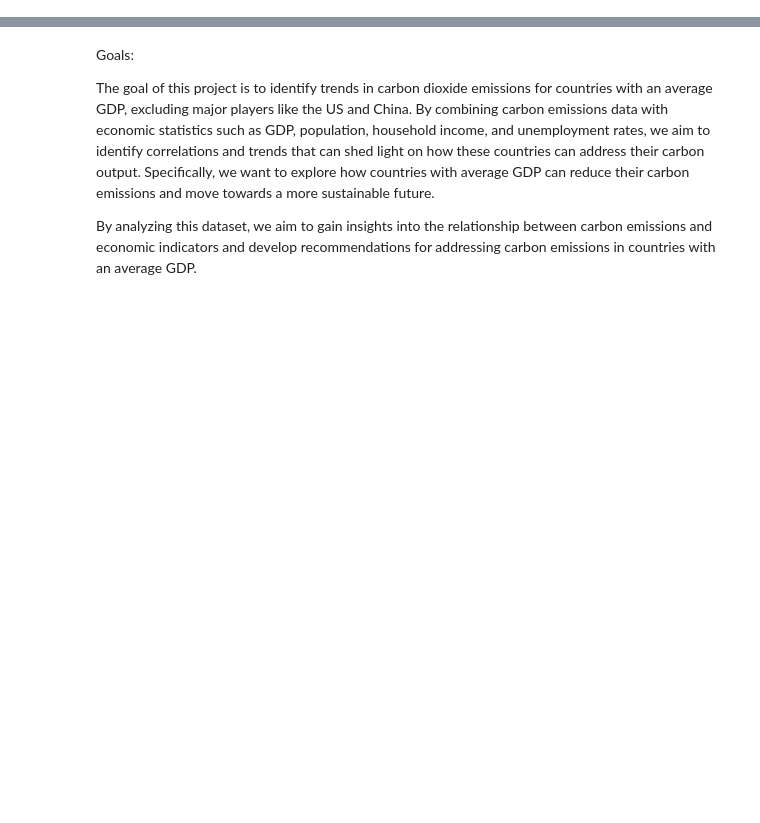
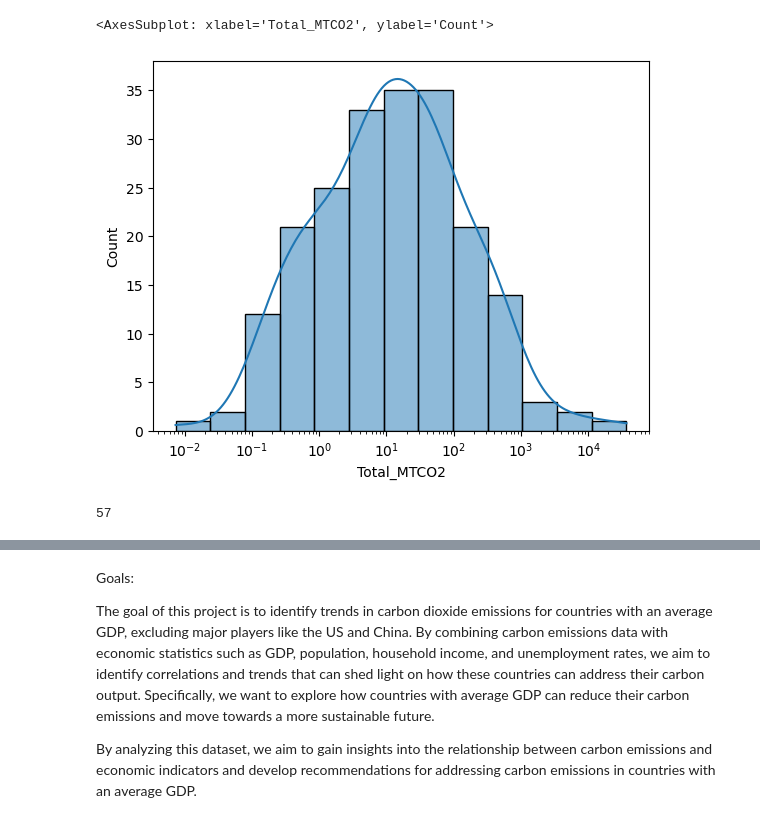
Before and after one commit to AtWillB/INST447-Final, a Jupyter notebook: analysis.ipynb, the cells around one changed output, grey strips where cells are left out. Saved outputs shown, nothing was run; the diff lists cells and outputs as text; code cells hidden in the pictures; blank space fills up the shorter version.

Commit message:
cut down to 57 countries

```diff
--- a/analysis.ipynb
+++ b/analysis.ipynb
@@ -6,3 +6,7 @@ import seaborn as sns
 # %%
 #Importing dataframe
 processed_df = pd.read_csv('data/processed_data/co2_country_year.csv')
+# %%
+modern_pd = processed_df.loc[processed_df['Year'] == 2019]
+# %%
+modern_pd = modern_pd.groupby('COU').Total_MTCO2.max()
@@ -8,0 +25,5 @@ processed_df = pd.read_csv('data/processed_data/co2_country_year.csv')
+# %%
+sns.histplot(data=modern_pd,log_scale=True, kde=True)
+# %% [output]
+<AxesSubplot: xlabel='Total_MTCO2', ylabel='Count'>
+[figure, added]
@@ -8,0 +41,5 @@ processed_df = pd.read_csv('data/processed_data/co2_country_year.csv')
+# %%
+modern_pd = modern_pd.loc[(modern_pd > (modern_pd.mean() - modern_pd.std()/2)) & (modern_pd < (modern_pd.mean() + modern_pd.std()/2))]
+len(modern_pd)
+# %% [output]
+57
```
Also changed, not shown: parts of 6 cells of this notebook.
